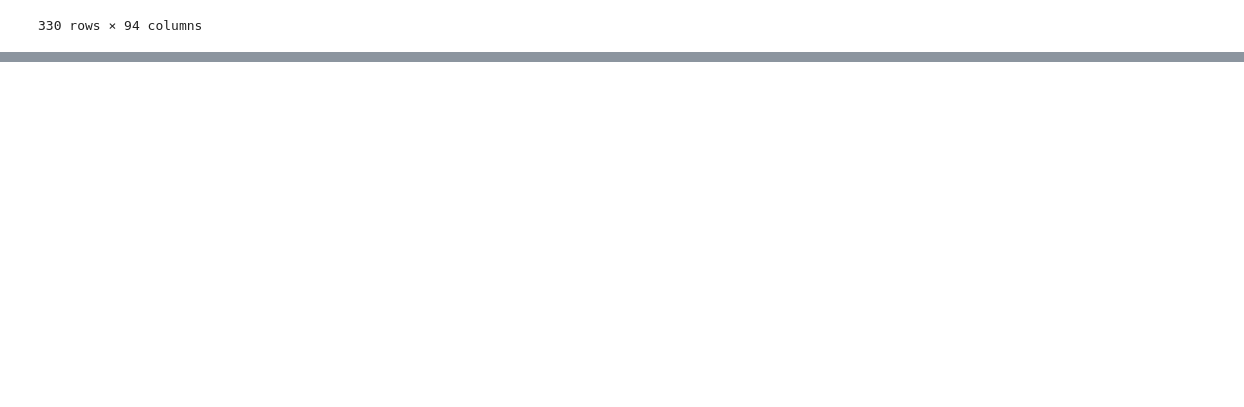
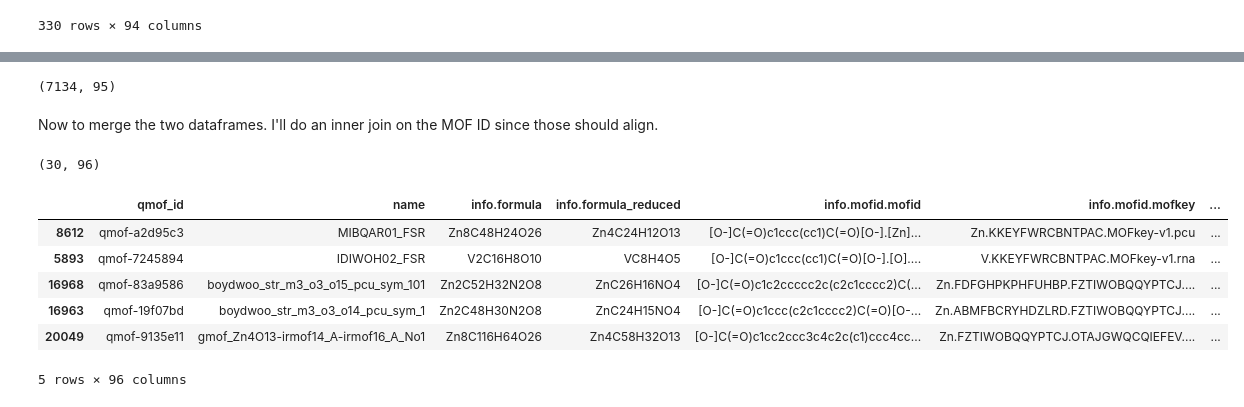
Before and after one commit to zjbrown0689/MOF-Capstone, a Jupyter notebook: notebooks/1_data_wrangling.ipynb, the cells around one changed output, grey strips where cells are left out. Saved outputs shown, nothing was run; the diff lists cells and outputs as text; code cells hidden in the pictures; blank space fills up the shorter version.

Commit message:
Got to merge
Need to fuzzywuzzy IDs to match more

```diff
--- a/notebooks/1_data_wrangling.ipynb
+++ b/notebooks/1_data_wrangling.ipynb
@@ -315,0 +315,8 @@ qmof_no_null[qmof_no_null.duplicated('info.mofid.mofid')]
+# %%
+qmof_no_null['null_sum'] = qmof_no_null.isna().sum(axis=1)
+# %%
+qmof_dropped_dups = qmof_no_null.sort_values('null_sum').drop_duplicates(subset='info.mofid.mofid', keep='first')
+# %%
+qmof_dropped_dups.shape
+# %% [output]
+(7134, 95)
@@ -315,0 +325,18 @@ qmof_no_null[qmof_no_null.duplicated('info.mofid.mofid')]
+# %% [markdown]
+Now to merge the two dataframes. I'll do an inner join on the MOF ID since those should align.
+# %%
+merged = qmof_dropped_dups.join(other = hmof_no_dups, on = 'info.mofid.mofid', how = 'inner')
+# %%
+merged.shape
+# %% [output]
+(30, 96)
+# %%
+merged.head()
+# %% [output]
+|  | qmof_id | name | info.formula | info.formula_reduced | info.mofid.mofid | info.mofid.mofkey | ... |
+| 8612 | qmof-a2d95c3 | MIBQAR01_FSR | Zn8C48H24O26 | Zn4C24H12O13 | [O-]C(=O)c1ccc(cc1)C(=O)[O-].[Zn]... | Zn.KKEYFWRCBNTPAC.MOFkey-v1.pcu | ... |
+| 5893 | qmof-7245894 | IDIWOH02_FSR | V2C16H8O10 | VC8H4O5 | [O-]C(=O)c1ccc(cc1)C(=O)[O-].[O].... | V.KKEYFWRCBNTPAC.MOFkey-v1.rna | ... |
+| 16968 | qmof-83a9586 | boydwoo_str_m3_o3_o15_pcu_sym_101 | Zn2C52H32N2O8 | ZnC26H16NO4 | [O-]C(=O)c1c2ccccc2c(c2c1cccc2)C(... | Zn.FDFGHPKPHFUHBP.FZTIWOBQQYPTCJ.... | ... |
+| 16963 | qmof-19f07bd | boydwoo_str_m3_o3_o14_pcu_sym_1 | Zn2C48H30N2O8 | ZnC24H15NO4 | [O-]C(=O)c1ccc(c2c1cccc2)C(=O)[O-... | Zn.ABMFBCRYHDZLRD.FZTIWOBQQYPTCJ.... | ... |
+| 20049 | qmof-9135e11 | gmof_Zn4O13-irmof14_A-irmof16_A_No1 | Zn8C116H64O26 | Zn4C58H32O13 | [O-]C(=O)c1cc2ccc3c4c2c(c1)ccc4cc... | Zn.FZTIWOBQQYPTCJ.OTAJGWQCQIEFEV.... | ... |
+5 rows × 96 columns
```
Also changed, not shown: parts of 5 cells of this notebook.
